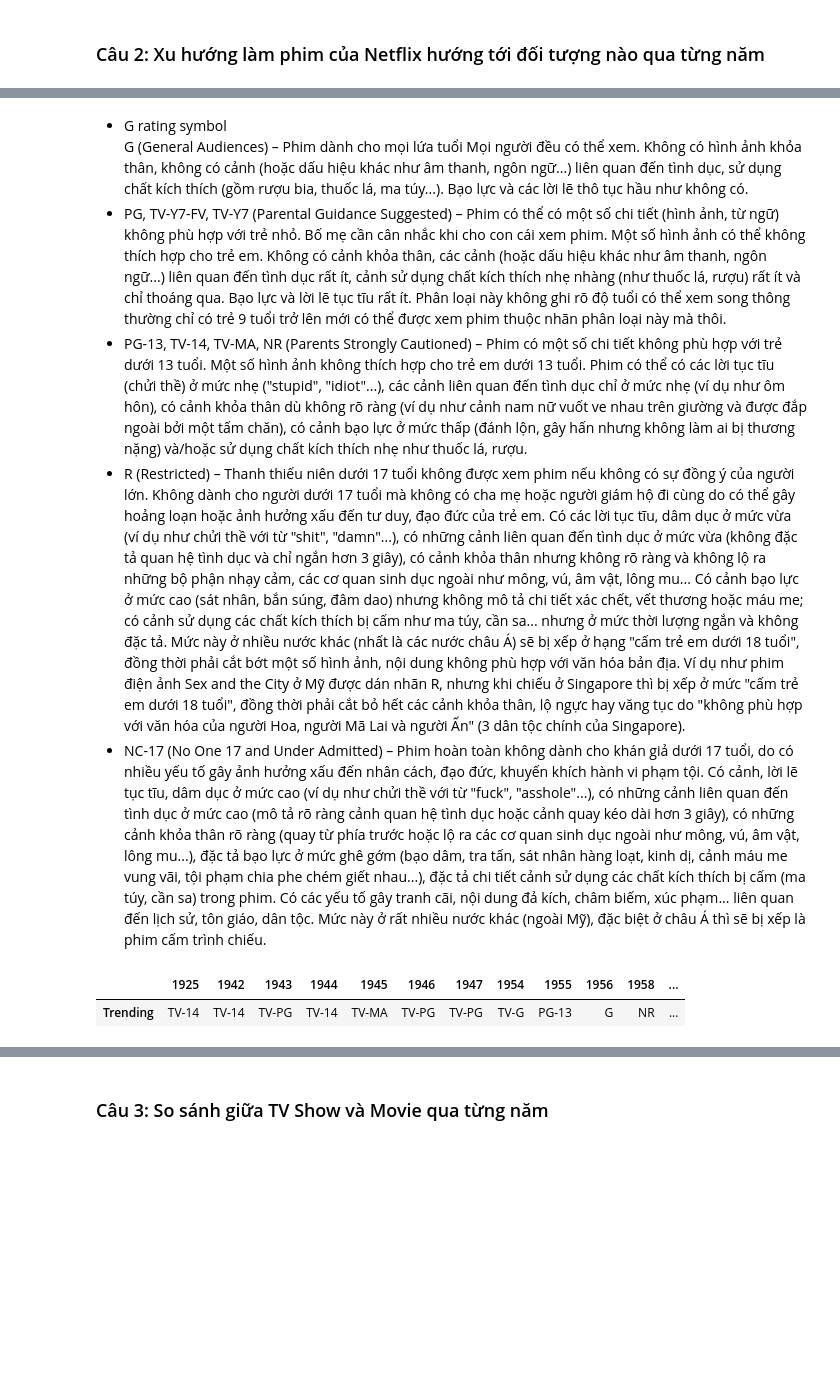
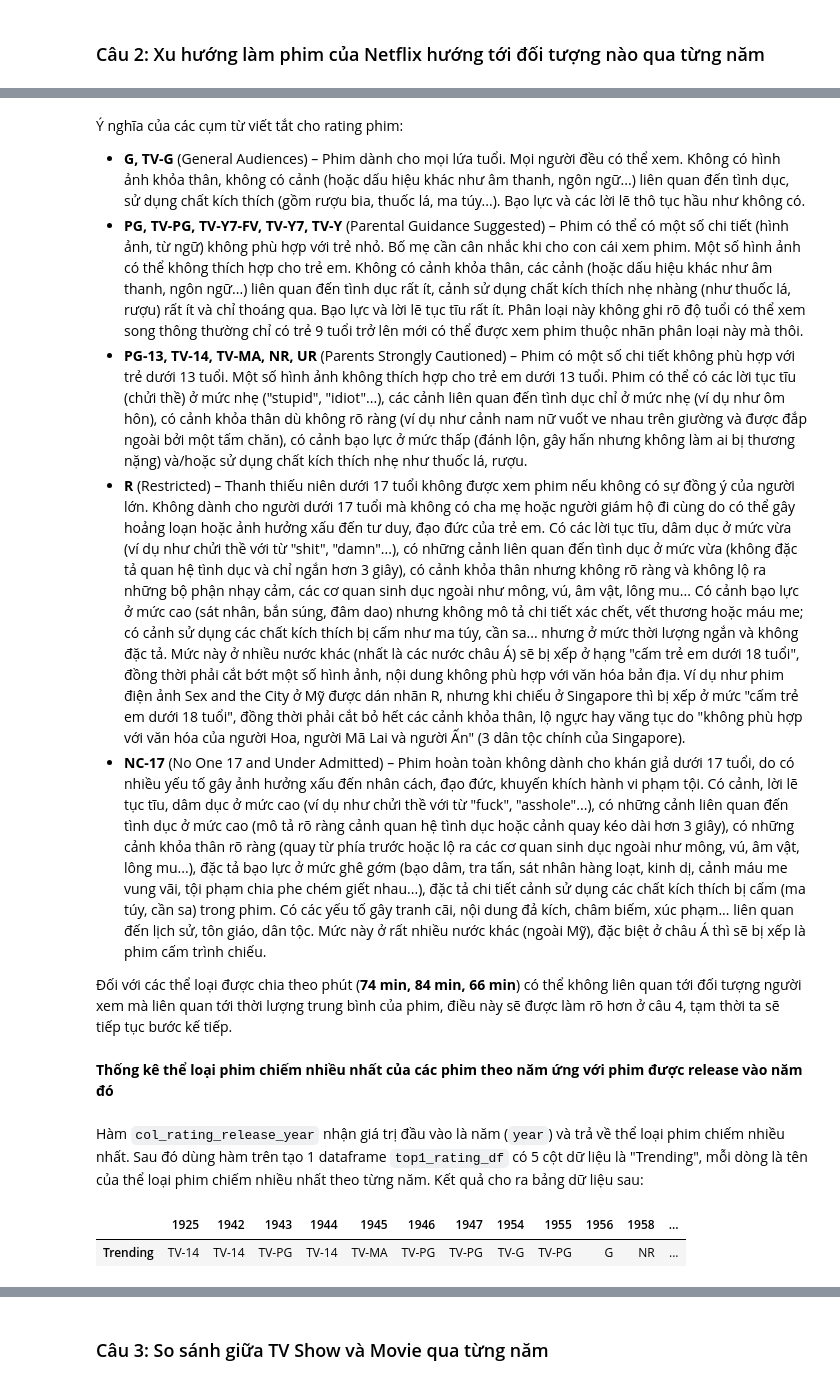
Before and after one commit to vt-khang/LTCKHDL-FinalProject, a Jupyter notebook: DNCK.ipynb, the cells around one changed output, grey strips where cells are left out. Cells and saved outputs as stored; diff of their text form; code cells hidden in the pictures; blank space fills up the shorter version.

```diff
--- a/DNCK.ipynb
+++ b/DNCK.ipynb
@@ -12,10 +12,6 @@ import pandas as pd
 import numpy as np
 import matplotlib.pyplot as plt
 import re
-
-pd.set_option('display.max_rows', 999)
-pd.set_option('display.max_columns', 999)
-pd.set_option('display.max_colwidth', 999)
 # %% [markdown]
 ## A. THU THẬP DỮ LIỆU
 # %% [markdown]
@@ -231,0 +247,2 @@ df_top5_cast.tail(5)
+# %%
+pd.reset_option('display.max_rows')
@@ -243,19 +286,25 @@ array(['PG-13', 'TV-MA', 'PG', 'TV-14', 'TV-PG', 'TV-Y', 'TV-Y7', 'R',
 # %% [markdown]
-- G rating symbol
-G (General Audiences) – Phim dành cho mọi lứa tuổi
+Ý nghĩa của các cụm từ viết tắt cho rating phim:
+- **G, TV-G** (General Audiences) – Phim dành cho mọi lứa tuổi.
 Mọi người đều có thể xem.
 Không có hình ảnh khỏa thân, không có cảnh (hoặc dấu hiệu khác như âm thanh, ngôn ngữ...) liên quan đến tình dục, sử dụng chất kích thích (gồm rượu bia, thuốc lá, ma túy...). Bạo lực và các lời lẽ thô tục hầu như không có.
-- PG, TV-Y7-FV, TV-Y7 (Parental Guidance Suggested) – Phim có thể có một số chi tiết (hình ảnh, từ ngữ) không phù hợp với trẻ nhỏ. Bố mẹ cần cân nhắc khi cho con cái xem phim.
+- **PG, TV-PG, TV-Y7-FV, TV-Y7, TV-Y** (Parental Guidance Suggested) – Phim có thể có một số chi tiết (hình ảnh, từ ngữ) không phù hợp với trẻ nhỏ. Bố mẹ cần cân nhắc khi cho con cái xem phim.
 Một số hình ảnh có thể không thích hợp cho trẻ em.
 Không có cảnh khỏa thân, các cảnh (hoặc dấu hiệu khác như âm thanh, ngôn ngữ...) liên quan đến tình dục rất ít, cảnh sử dụng chất kích thích nhẹ nhàng (như thuốc lá, rượu) rất ít và chỉ thoáng qua. Bạo lực và lời lẽ tục tĩu rất ít. Phân loại này không ghi rõ độ tuổi có thể xem song thông thường chỉ có trẻ 9 tuổi trở lên mới có thể được xem phim thuộc nhãn phân loại này mà thôi.
-- PG-13, TV-14, TV-MA, NR (Parents Strongly Cautioned) – Phim có một số chi tiết không phù hợp với trẻ dưới 13 tuổi.
+- **PG-13, TV-14, TV-MA, NR, UR** (Parents Strongly Cautioned) – Phim có một số chi tiết không phù hợp với trẻ dưới 13 tuổi.
 Một số hình ảnh không thích hợp cho trẻ em dưới 13 tuổi.
 Phim có thể có các lời tục tĩu (chửi thề) ở mức nhẹ ("stupid", "idiot"...), các cảnh liên quan đến tình dục chỉ ở mức nhẹ (ví dụ như ôm hôn), có cảnh khỏa thân dù không rõ ràng (ví dụ như cảnh nam nữ vuốt ve nhau trên giường và được đắp ngoài bởi một tấm chăn), có cảnh bạo lực ở mức thấp (đánh lộn, gây hấn nhưng không làm ai bị thương nặng) và/hoặc sử dụng chất kích thích nhẹ như thuốc lá, rượu.
-- R (Restricted) – Thanh thiếu niên dưới 17 tuổi không được xem phim nếu không có sự đồng ý của người lớn.
+- **R** (Restricted) – Thanh thiếu niên dưới 17 tuổi không được xem phim nếu không có sự đồng ý của người lớn.
 Không dành cho người dưới 17 tuổi mà không có cha mẹ hoặc người giám hộ đi cùng do có thể gây hoảng loạn hoặc ảnh hưởng xấu đến tư duy, đạo đức của trẻ em.
 Có các lời tục tĩu, dâm dục ở mức vừa (ví dụ như chửi thề với từ "shit", "damn"...), có những cảnh liên quan đến tình dục ở mức vừa (không đặc tả quan hệ tình dục và chỉ ngắn hơn 3 giây), có cảnh khỏa thân nhưng không rõ ràng và không lộ ra những bộ phận nhạy cảm, các cơ quan sinh dục ngoài như mông, vú, âm vật, lông mu...
 Có cảnh bạo lực ở mức cao (sát nhân, bắn súng, đâm dao) nhưng không mô tả chi tiết xác chết, vết thương hoặc máu me; có cảnh sử dụng các chất kích thích bị cấm như ma túy, cần sa... nhưng ở mức thời lượng ngắn và không đặc tả.
 Mức này ở nhiều nước khác (nhất là các nước châu Á) sẽ bị xếp ở hạng "cấm trẻ em dưới 18 tuổi", đồng thời phải cắt bớt một số hình ảnh, nội dung không phù hợp với văn hóa bản địa. Ví dụ như phim điện ảnh Sex and the City ở Mỹ được dán nhãn R, nhưng khi chiếu ở Singapore thì bị xếp ở mức "cấm trẻ em dưới 18 tuổi", đồng thời phải cắt bỏ hết các cảnh khỏa thân, lộ ngực hay văng tục do "không phù hợp với văn hóa của người Hoa, người Mã Lai và người Ấn" (3 dân tộc chính của Singapore).
-- NC-17 (No One 17 and Under Admitted) – Phim hoàn toàn không dành cho khán giả dưới 17 tuổi, do có nhiều yếu tố gây ảnh hưởng xấu đến nhân cách, đạo đức, khuyến khích hành vi phạm tội.
+- **NC-17** (No One 17 and Under Admitted) – Phim hoàn toàn không dành cho khán giả dưới 17 tuổi, do có nhiều yếu tố gây ảnh hưởng xấu đến nhân cách, đạo đức, khuyến khích hành vi phạm tội.
 Có cảnh, lời lẽ tục tĩu, dâm dục ở mức cao (ví dụ như chửi thề với từ "fuck", "asshole"...), có những cảnh liên quan đến tình dục ở mức cao (mô tả rõ ràng cảnh quan hệ tình dục hoặc cảnh quay kéo dài hơn 3 giây), có những cảnh khỏa thân rõ ràng (quay từ phía trước hoặc lộ ra các cơ quan sinh dục ngoài như mông, vú, âm vật, lông mu...), đặc tả bạo lực ở mức ghê gớm (bạo dâm, tra tấn, sát nhân hàng loạt, kinh dị, cảnh máu me vung vãi, tội phạm chia phe chém giết nhau...), đặc tả chi tiết cảnh sử dụng các chất kích thích bị cấm (ma túy, cần sa) trong phim. Có các yếu tố gây tranh cãi, nội dung đả kích, châm biếm, xúc phạm... liên quan đến lịch sử, tôn giáo, dân tộc.
 Mức này ở rất nhiều nước khác (ngoài Mỹ), đặc biệt ở châu Á thì sẽ bị xếp là phim cấm trình chiếu.
+
+Đối với các thể loại được chia theo phút (**74 min, 84 min, 66 min**) có thể không liên quan tới đối tượng người xem mà liên quan tới thời lượng trung bình của phim, điều này sẽ được làm rõ hơn ở câu 4, tạm thời ta sẽ tiếp tục bước kế tiếp.
+# %% [markdown]
+**Thống kê thể loại phim chiếm nhiều nhất của các phim theo năm ứng với phim được release vào năm đó**
+# %% [markdown]
+Hàm `col_rating_release_year` nhận giá trị đầu vào là năm (`year`) và trả về thể loại phim chiếm nhiều nhất. Sau đó dùng hàm trên tạo 1 dataframe `top1_rating_df` có 5 cột dữ liệu là "Trending", mỗi dòng là tên của thể loại phim chiếm nhiều nhất theo từng năm. Kết quả cho ra bảng dữ liệu sau:
@@ -262,10 +313,9 @@ Mức này ở rất nhiều nước khác (ngoài Mỹ), đặc biệt ở châ
 # %%
 def col_rating_release_year(year):
     return netflix_df[netflix_df['release_year'] == year].loc[:,'rating'].value_counts()[:1].index
 list_top1_rating = list(map(col_rating_release_year,year))
-df_top1_rating = pd.DataFrame(list_top1_rating, columns = ['Trending'], index = year)
-pd.options.display.max_columns = 999
-df_top1_rating.T
+top1_rating_df = pd.DataFrame(list_top1_rating, columns = ['Trending'], index = year)
+top1_rating_df.T
 # %% [output]
 |  | 1925 | 1942 | 1943 | 1944 | 1945 | 1946 | 1947 | 1954 | 1955 | 1956 | 1958 | ... |
-| Trending | TV-14 | TV-14 | TV-PG | TV-14 | TV-MA | TV-PG | TV-PG | TV-G | PG-13 | G | NR | ... |
+| Trending | TV-14 | TV-14 | TV-PG | TV-14 | TV-MA | TV-PG | TV-PG | TV-G | TV-PG | G | NR | ... |
```
Also changed, not shown: parts of 17 cells of this notebook.
